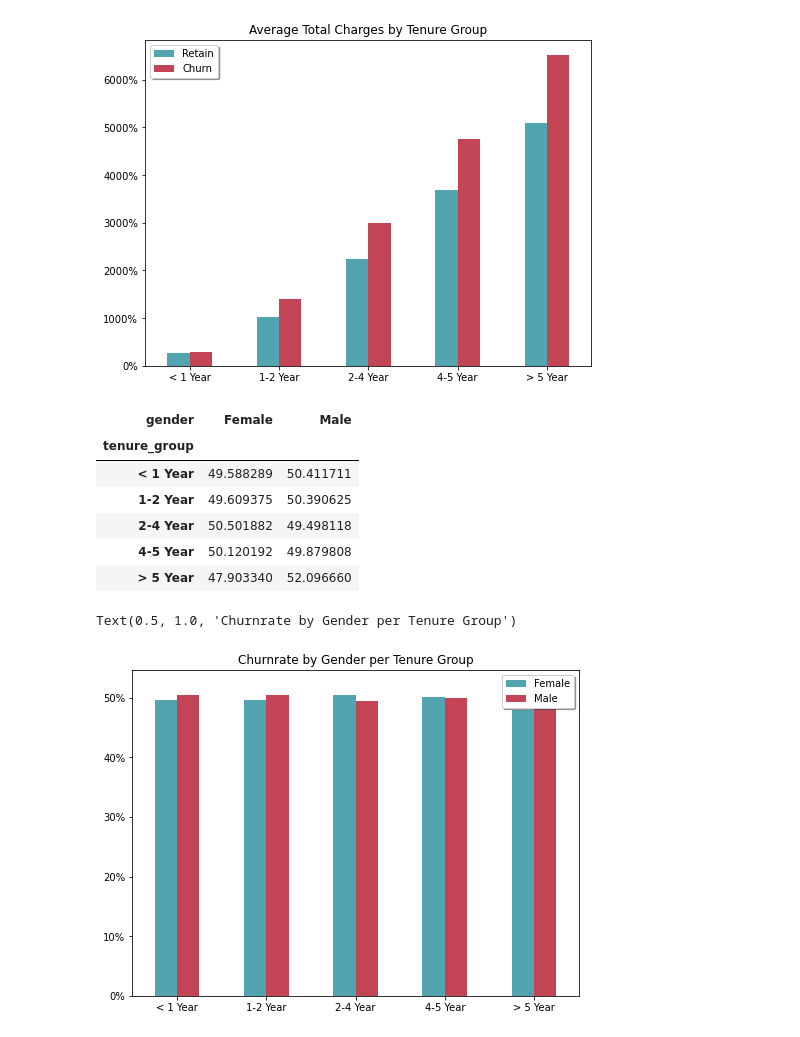
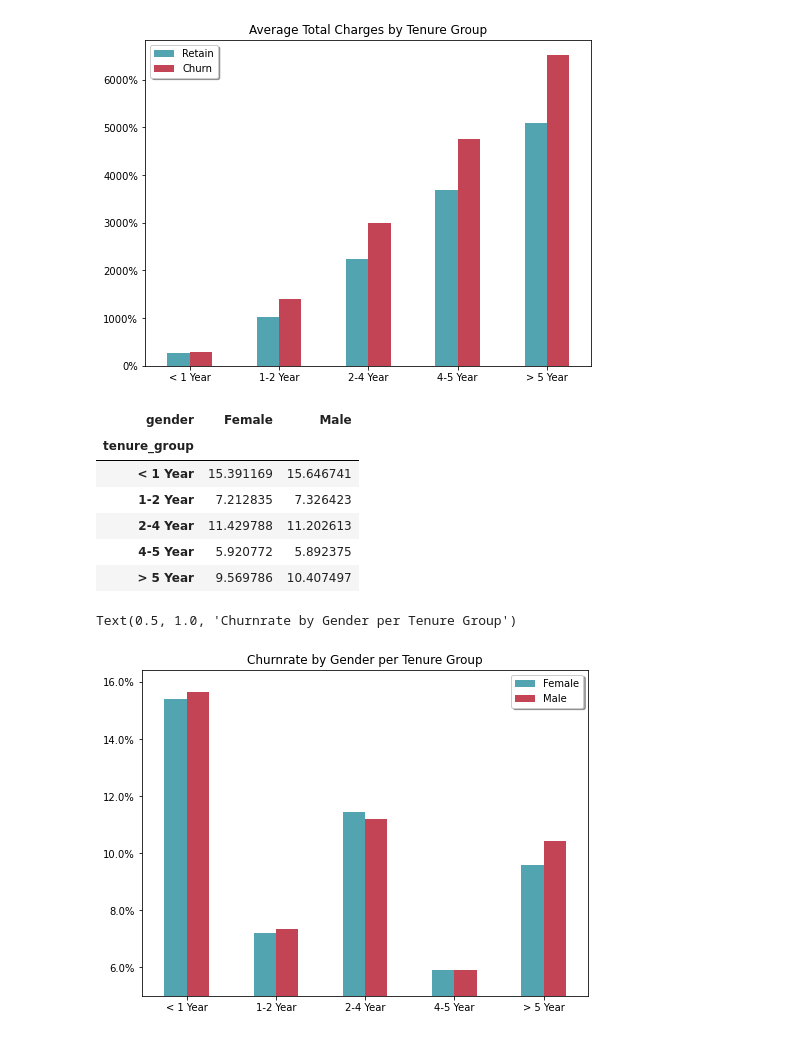
Before and after one commit to nandesnaga/dac-telco-master, a Jupyter notebook: Customer_Churn_Analysis.ipynb, the cells around one changed output. Cells and saved outputs as stored; diff of their text form; code cells hidden in the pictures.

```diff
--- a/Customer_Churn_Analysis.ipynb
+++ b/Customer_Churn_Analysis.ipynb
@@ -471,29 +471,31 @@ churn
 
 churnratebygender = pd.crosstab(
     churn['tenure_group'], churn['gender']
-    ,normalize='index'
+    ,normalize='all'
 )*100
 churnratebygender
 # %% [output]
 | gender | Female | Male |
 | tenure_group |  |  |
-| < 1 Year | 49.588289 | 50.411711 |
-| 1-2 Year | 49.609375 | 50.390625 |
-| 2-4 Year | 50.501882 | 49.498118 |
-| 4-5 Year | 50.120192 | 49.879808 |
-| > 5 Year | 47.903340 | 52.096660 |
+| < 1 Year | 15.391169 | 15.646741 |
+| 1-2 Year | 7.212835 | 7.326423 |
+| 2-4 Year | 11.429788 | 11.202613 |
+| 4-5 Year | 5.920772 | 5.892375 |
+| > 5 Year | 9.569786 | 10.407497 |
 # %%
 ax = churnratebygender.plot(kind = 'bar', color=['#53a4b1','#c34454'], figsize=(8, 6))
-
+import numpy as np
 # Plot Configuration
 ax.yaxis.set_major_formatter(mtick.PercentFormatter())
 plt.axes().get_xaxis().set_label_text('')
 plt.xticks(rotation = 360)
+plt.ylim(bottom=5)
+
 plt.legend(['Female', 'Male'],fancybox=True,shadow=True)
 plt.title('Churnrate by Gender per Tenure Group')
 # %% [output]
 Text(0.5, 1.0, 'Churnrate by Gender per Tenure Group')
-[figure, old version]
+[figure, new version]
 # %%
 ax = churnratebygender.plot(color=['#333333','#b3b3b3'], figsize=(8, 6),style = '.--')
 
```
Also changed, not shown: parts of 2 cells of this notebook.
